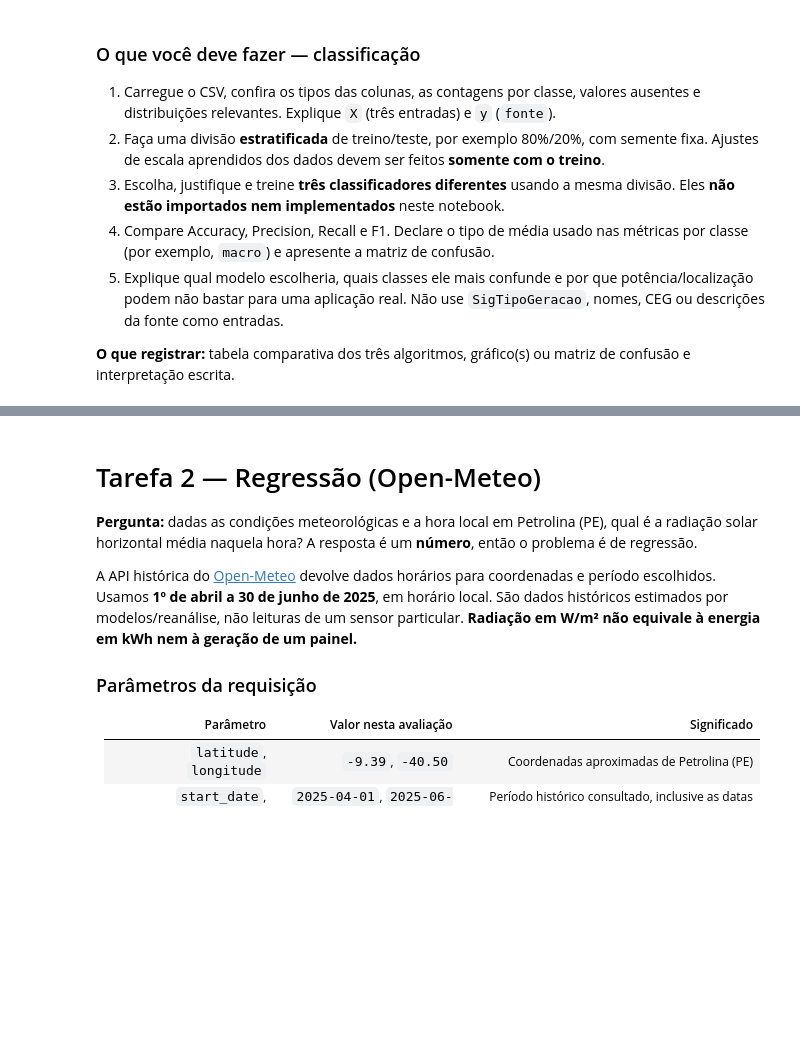
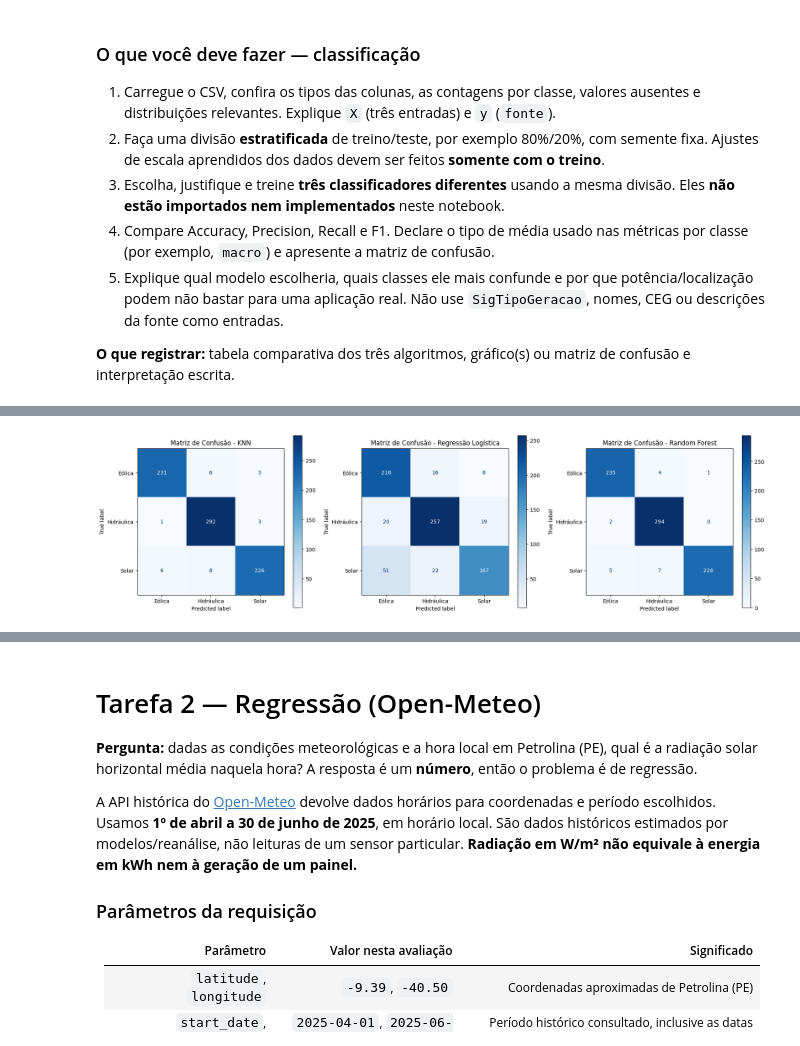
Before and after one commit to PtiagoM/checkpoint02-SERS-1CCPQ, a Jupyter notebook: APIs_Energia_Renovavel_ML.ipynb, the cells around one changed output, grey strips where cells are left out. Saved outputs shown, nothing was run; the diff lists cells and outputs as text; code cells hidden in the pictures; blank space fills up the shorter version.

```diff
--- a/APIs_Energia_Renovavel_ML.ipynb
+++ b/APIs_Energia_Renovavel_ML.ipynb
@@ -143,0 +231,25 @@ from sklearn.metrics import mean_absolute_error, mean_squared_error, r2_score
+# %%
+import pandas as pd
+from sklearn.model_selection import train_test_split
+from sklearn.preprocessing import StandardScaler
+
+try:
+    X = df_class[['potencia_kw', 'latitude', 'longitude']]
+    y = df_class['fonte']
+except NameError:
+    df_class = pd.read_csv('https://raw.githubusercontent.com/prof-atritiack/CHECKPOINT_02_SERS_1CC_2SEM/refs/heads/main/aneel_classificacao_orange.csv')
+    X = df_class[['potencia_kw', 'latitude', 'longitude']]
+    y = df_class['fonte']
+
+# Divisao treino/teste mantendo proporcao das classes
+X_train, X_test, y_train, y_test = train_test_split(
+    X, y, test_size=0.20, random_state=42, stratify=y
+)
+
+# Padronizacao das features usando apenas info do treino
+scaler = StandardScaler()
+X_train_scaled = scaler.fit_transform(X_train)
+X_test_scaled = scaler.transform(X_test)
+
+print(f"Tamanho do conjunto de Treino: {X_train.shape[0]} amostras")
+print(f"Tamanho do conjunto de Teste: {X_test.shape[0]} amostras")
@@ -143,0 +302,18 @@ from sklearn.metrics import mean_absolute_error, mean_squared_error, r2_score
+# %%
+# 4. Matrizes de Confusão para os Modelos
+import matplotlib.pyplot as plt
+from sklearn.metrics import confusion_matrix, ConfusionMatrixDisplay
+
+fig, axes = plt.subplots(1, 3, figsize=(18, 5))
+
+for idx, (nome, modelo) in enumerate(modelos_class.items()):
+    y_pred = modelo.predict(X_test_scaled)
+    cm = confusion_matrix(y_test, y_pred, labels=modelo.classes_)
+    disp = ConfusionMatrixDisplay(confusion_matrix=cm, display_labels=modelo.classes_)
+    disp.plot(ax=axes[idx], cmap='Blues', values_format='d')
+    axes[idx].set_title(f"Matriz de Confusão - {nome}")
+
+plt.tight_layout()
+plt.show()
+# %% [output]
+[figure, added]
```
Also changed, not shown: parts of 18 cells of this notebook.
